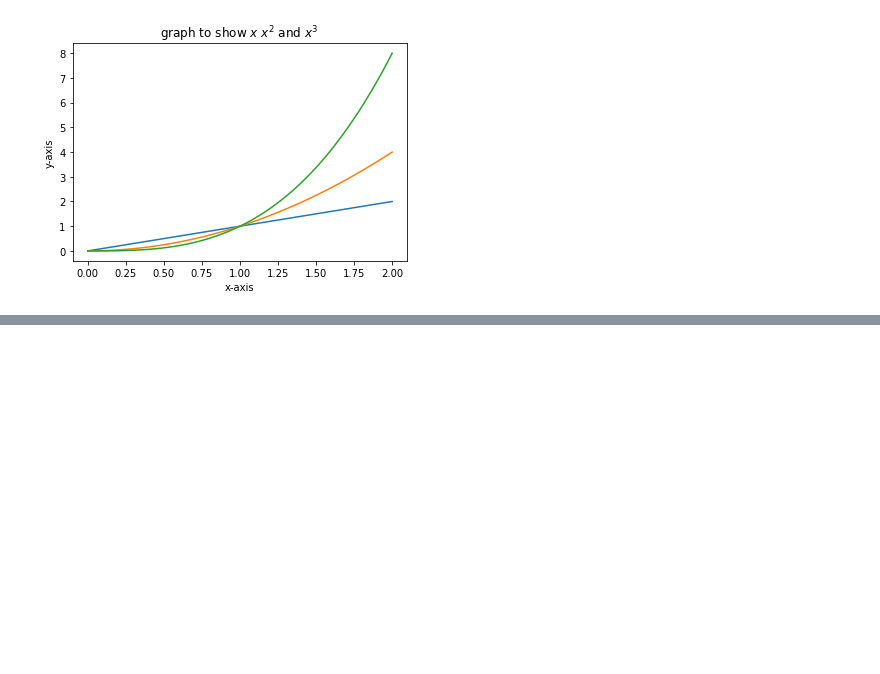
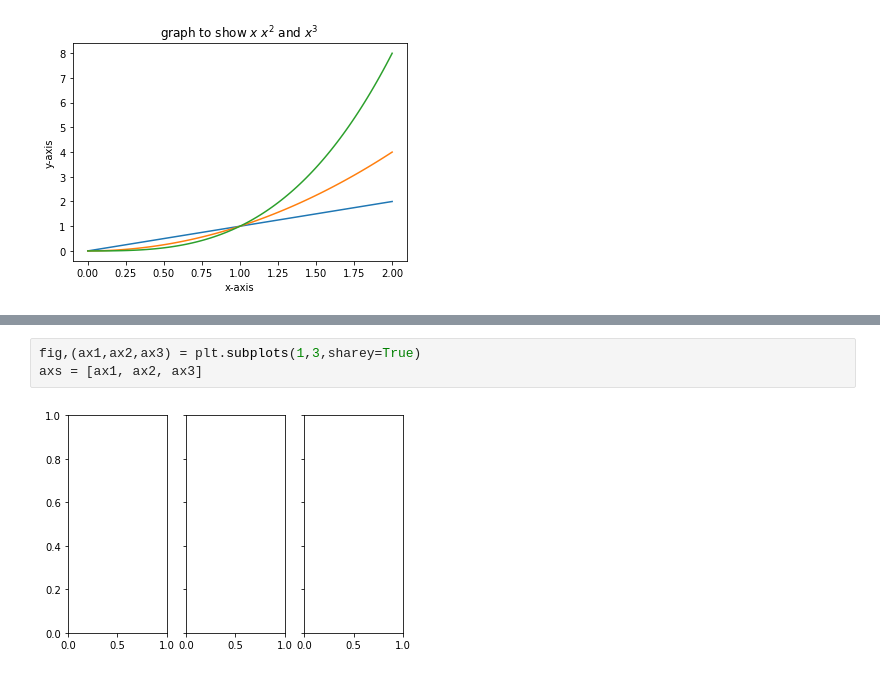
Before and after one commit to kss682/data-science-course, a Jupyter notebook: Course2/Matplotlib tutorial.ipynb, the cells around one changed output, grey strips where cells are left out. Drawn from its saved outputs; the diff is of its cells as text; blank space fills up the shorter version.

```diff
--- a/Course2/Matplotlib tutorial.ipynb
+++ b/Course2/Matplotlib tutorial.ipynb
@@ -46,0 +72,5 @@ Text(0.5, 1.0, 'graph to show $x$ $x^2$ and $x^3$ ')
+# %%
+fig,(ax1,ax2,ax3) = plt.subplots(1,3,sharey=True)
+axs = [ax1, ax2, ax3]
+# %% [output]
+[figure, added]
```
Also changed, not shown: parts of 9 cells of this notebook.
